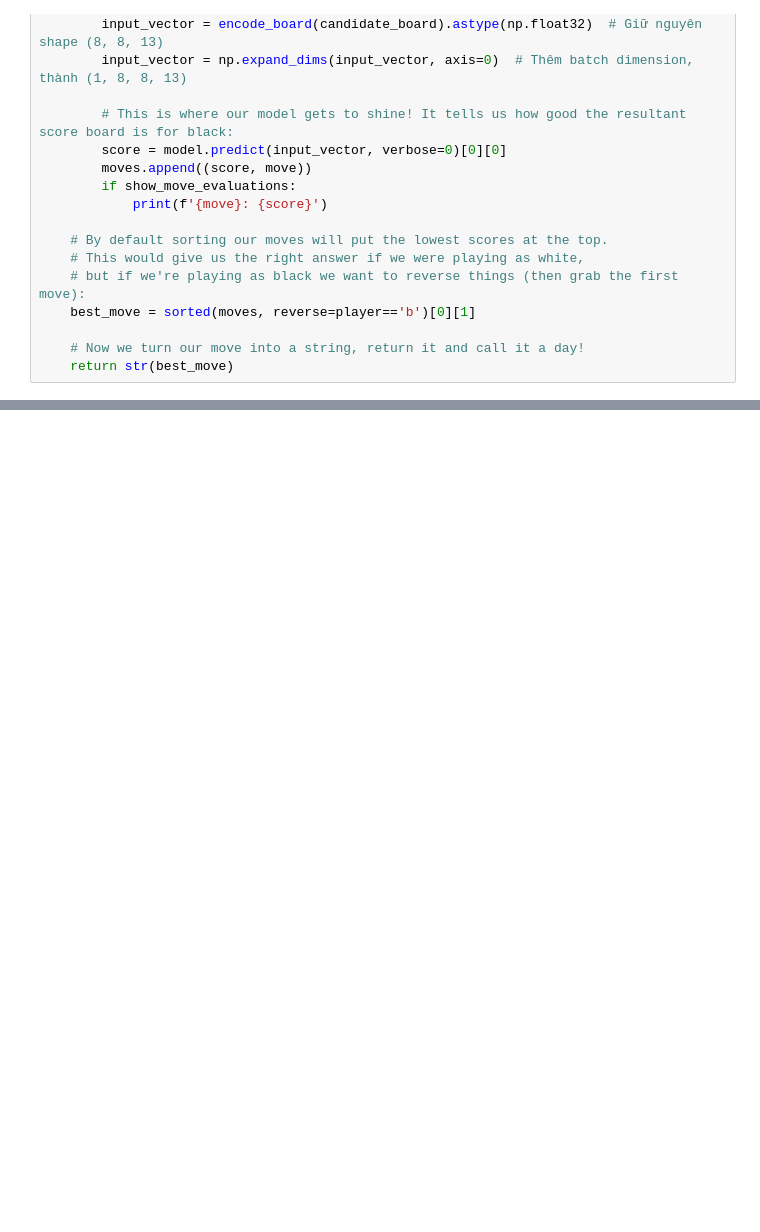
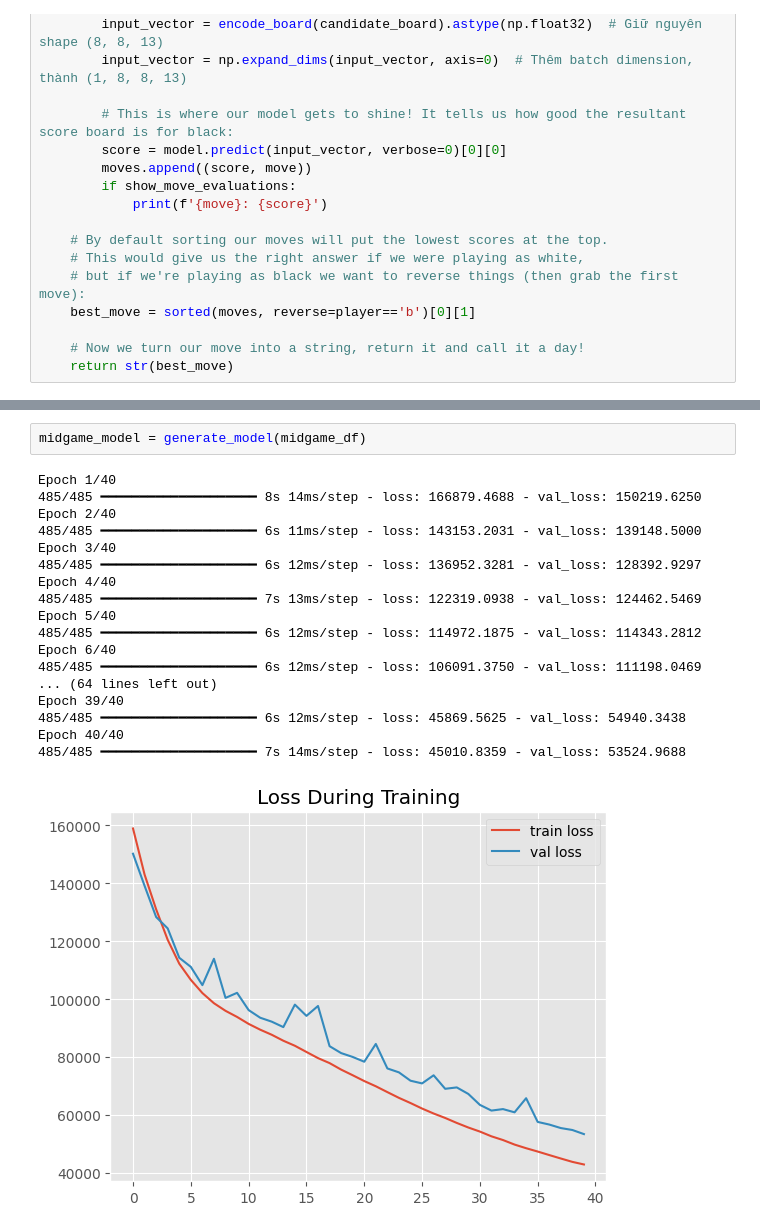
Before and after one commit to iamHaiNQ/ChessAI, a Jupyter notebook: model.ipynb, the cells around one changed output, grey strips where cells are left out. Drawn from its saved outputs; the diff is of its cells as text; blank space fills up the shorter version.

```diff
--- a/model.ipynb
+++ b/model.ipynb
@@ -383,0 +532,21 @@ def play_nn(fen, show_move_evaluations=False, player='b'):
+# %%
+midgame_model = generate_model(midgame_df)
+# %% [output]
+Epoch 1/40
+485/485 ━━━━━━━━━━━━━━━━━━━━ 8s 14ms/step - loss: 166879.4688 - val_loss: 150219.6250
+Epoch 2/40
+485/485 ━━━━━━━━━━━━━━━━━━━━ 6s 11ms/step - loss: 143153.2031 - val_loss: 139148.5000
+Epoch 3/40
+485/485 ━━━━━━━━━━━━━━━━━━━━ 6s 12ms/step - loss: 136952.3281 - val_loss: 128392.9297
+Epoch 4/40
+485/485 ━━━━━━━━━━━━━━━━━━━━ 7s 13ms/step - loss: 122319.0938 - val_loss: 124462.5469
+Epoch 5/40
+485/485 ━━━━━━━━━━━━━━━━━━━━ 6s 12ms/step - loss: 114972.1875 - val_loss: 114343.2812
+Epoch 6/40
+485/485 ━━━━━━━━━━━━━━━━━━━━ 6s 12ms/step - loss: 106091.3750 - val_loss: 111198.0469
+... (64 lines left out)
+Epoch 39/40
+485/485 ━━━━━━━━━━━━━━━━━━━━ 6s 12ms/step - loss: 45869.5625 - val_loss: 54940.3438
+Epoch 40/40
+485/485 ━━━━━━━━━━━━━━━━━━━━ 7s 14ms/step - loss: 45010.8359 - val_loss: 53524.9688
+[figure, added]
```
Also changed, not shown: parts of 23 cells of this notebook.
